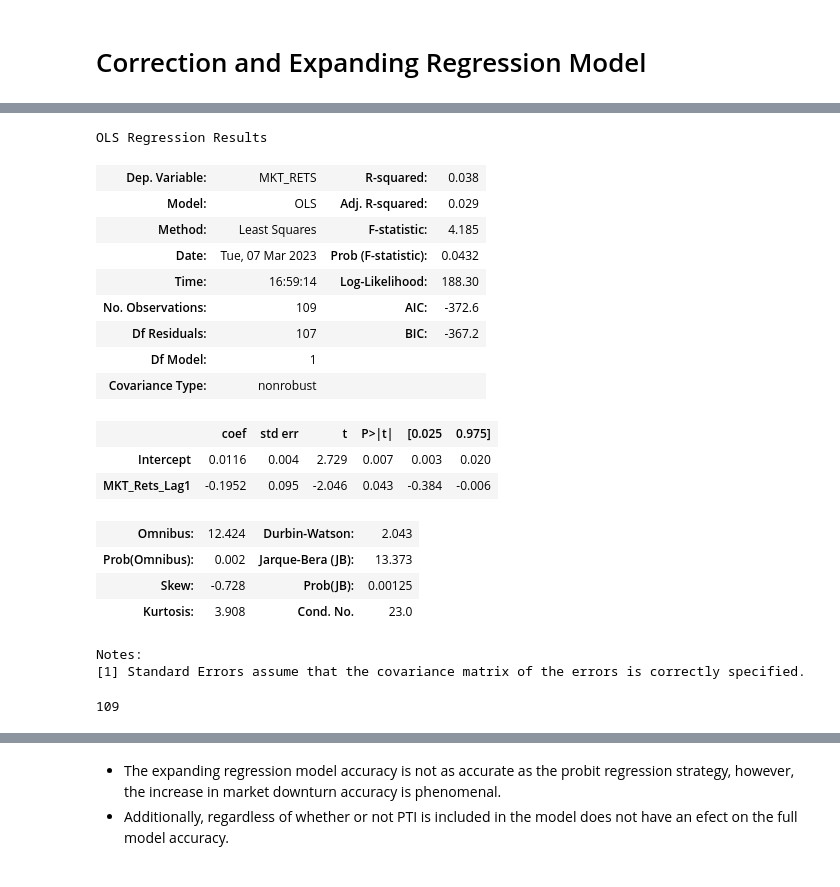
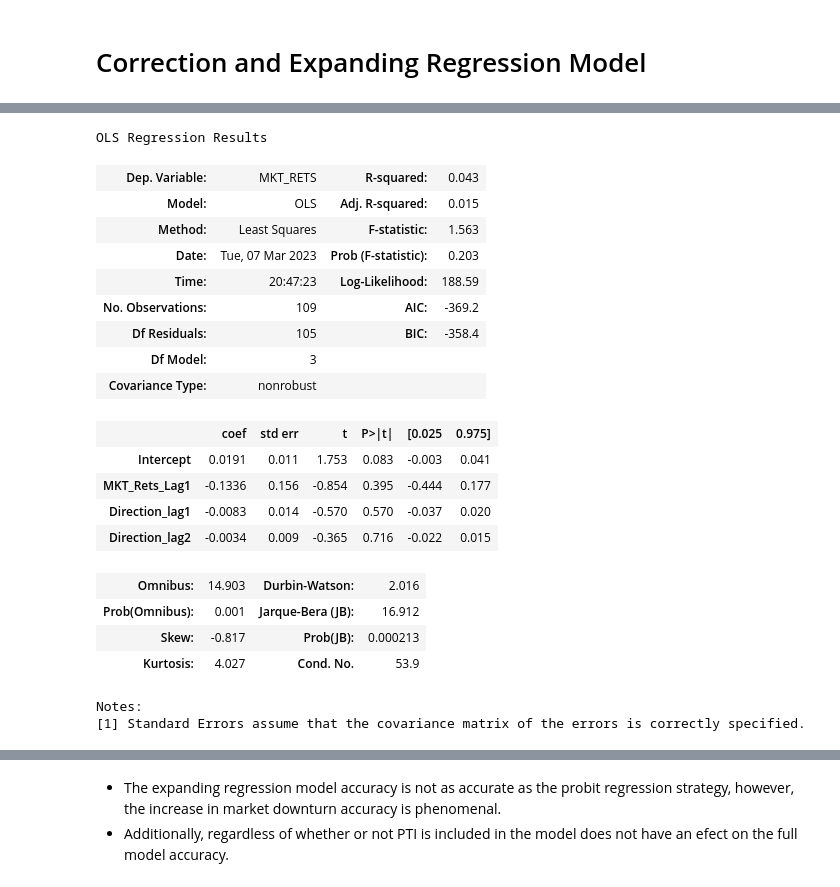
Before and after one commit to dcstein22/economics, a Jupyter notebook: Stein_QTS_Project.ipynb, the cells around one changed output, grey strips where cells are left out. Drawn from its saved outputs; the diff is of its cells as text; code cells hidden in the pictures.

```diff
--- a/Stein_QTS_Project.ipynb
+++ b/Stein_QTS_Project.ipynb
@@ -1041,10 +1031,17 @@ Name: 2023-01-03 00:00:00, dtype: object
 - This provides evidence that we see a material effect in profits when we include PTI as a variable in predicting the future direction of the market.
 # %% [markdown]
 # Correction and Expanding Regression Model
+# %%
+direction_df_lag = direction_df[['Direction']].shift(1)
+direction_df_lag2 = direction_df[['Direction']].shift(2)
+direction_df_lag.columns = ['Direction_lag1']
+direction_df_lag2.columns = ['Direction_lag2']
 # %%
 DESIGN_MATRIX2 = pti_values
 # %%
 DESIGN_MATRIX2 = DESIGN_MATRIX2.merge(MARKET_RETURNS,left_index=True, right_index=True)
+DESIGN_MATRIX2 = DESIGN_MATRIX2.merge(direction_df_lag, left_index=True, right_index=True)
+DESIGN_MATRIX2 = DESIGN_MATRIX2.merge(direction_df_lag2,left_index=True, right_index=True)
 DESIGN_MATRIX2 = DESIGN_MATRIX2.merge(MARKET_lag1, left_index=True, right_index=True)
 DESIGN_MATRIX2 = DESIGN_MATRIX2.merge(MARKET_lag2, left_index=True, right_index=True)
 DESIGN_MATRIX2 = DESIGN_MATRIX2.merge(MARKET_lag3, left_index=True, right_index=True)
@@ -1170,30 +1186,28 @@ def error_filter(df):
     else:
         return df['Predicted_Direction']
 # %%
-f = smf.ols('MKT_RETS~MKT_Rets_Lag1', data = DESIGN_MATRIX2).fit(disp = 0)
+f = smf.ols('MKT_RETS~MKT_Rets_Lag1+Direction_lag1+Direction_lag2', data = DESIGN_MATRIX2).fit(disp = 0)
 f.summary()
 # %% [output]
 OLS Regression Results
-| Dep. Variable: | MKT_RETS | R-squared: | 0.038 |
-| Model: | OLS | Adj. R-squared: | 0.029 |
-| Method: | Least Squares | F-statistic: | 4.185 |
-| Date: | Tue, 07 Mar 2023 | Prob (F-statistic): | 0.0432 |
-| Time: | 16:59:14 | Log-Likelihood: | 188.30 |
-| No. Observations: | 109 | AIC: | -372.6 |
-| Df Residuals: | 107 | BIC: | -367.2 |
-| Df Model: | 1 |  |  |
+| Dep. Variable: | MKT_RETS | R-squared: | 0.043 |
+| Model: | OLS | Adj. R-squared: | 0.015 |
+| Method: | Least Squares | F-statistic: | 1.563 |
+| Date: | Tue, 07 Mar 2023 | Prob (F-statistic): | 0.203 |
+| Time: | 20:47:23 | Log-Likelihood: | 188.59 |
+| No. Observations: | 109 | AIC: | -369.2 |
+| Df Residuals: | 105 | BIC: | -358.4 |
+| Df Model: | 3 |  |  |
 | Covariance Type: | nonrobust |  |  |
 |  | coef | std err | t | P>|t| | [0.025 | 0.975] |
-| Intercept | 0.0116 | 0.004 | 2.729 | 0.007 | 0.003 | 0.020 |
-| MKT_Rets_Lag1 | -0.1952 | 0.095 | -2.046 | 0.043 | -0.384 | -0.006 |
+| Intercept | 0.0191 | 0.011 | 1.753 | 0.083 | -0.003 | 0.041 |
+| MKT_Rets_Lag1 | -0.1336 | 0.156 | -0.854 | 0.395 | -0.444 | 0.177 |
+| Direction_lag1 | -0.0083 | 0.014 | -0.570 | 0.570 | -0.037 | 0.020 |
+| Direction_lag2 | -0.0034 | 0.009 | -0.365 | 0.716 | -0.022 | 0.015 |
-| Omnibus: | 12.424 | Durbin-Watson: | 2.043 |
-| Prob(Omnibus): | 0.002 | Jarque-Bera (JB): | 13.373 |
-| Skew: | -0.728 | Prob(JB): | 0.00125 |
-| Kurtosis: | 3.908 | Cond. No. | 23.0 |
+| Omnibus: | 14.903 | Durbin-Watson: | 2.016 |
+| Prob(Omnibus): | 0.001 | Jarque-Bera (JB): | 16.912 |
+| Skew: | -0.817 | Prob(JB): | 0.000213 |
+| Kurtosis: | 4.027 | Cond. No. | 53.9 |
 Notes:
 [1] Standard Errors assume that the covariance matrix of the errors is correctly specified.
-# %%
-len(DESIGN_MATRIX2[['MKT_RETS','MKT_Rets_Lag1']])
-# %% [output]
-109
 # %%
```
Also changed, not shown: parts of 44 cells of this notebook, 1 other file.
